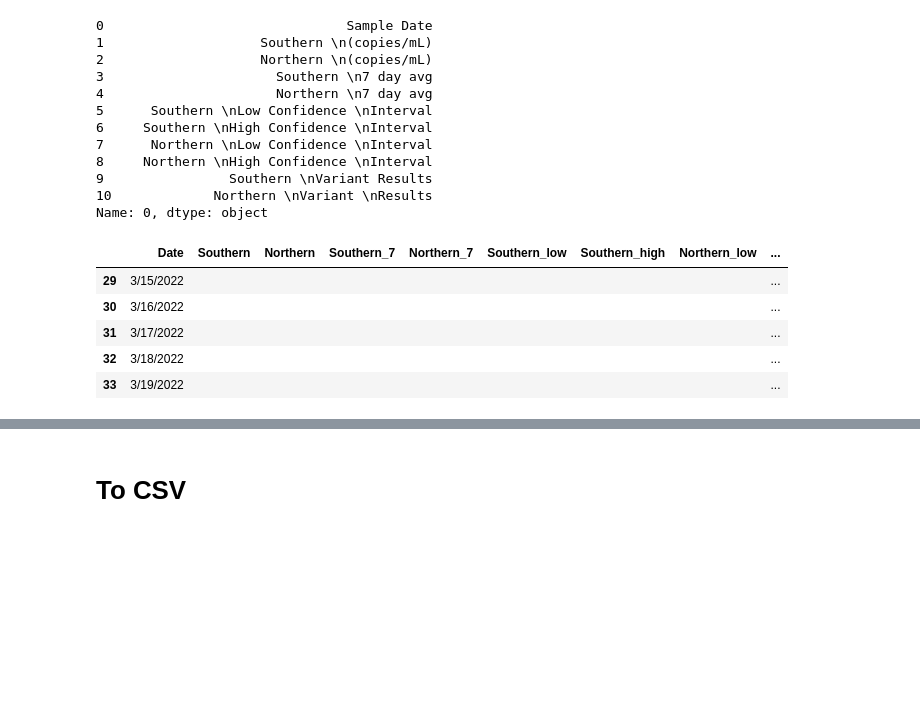
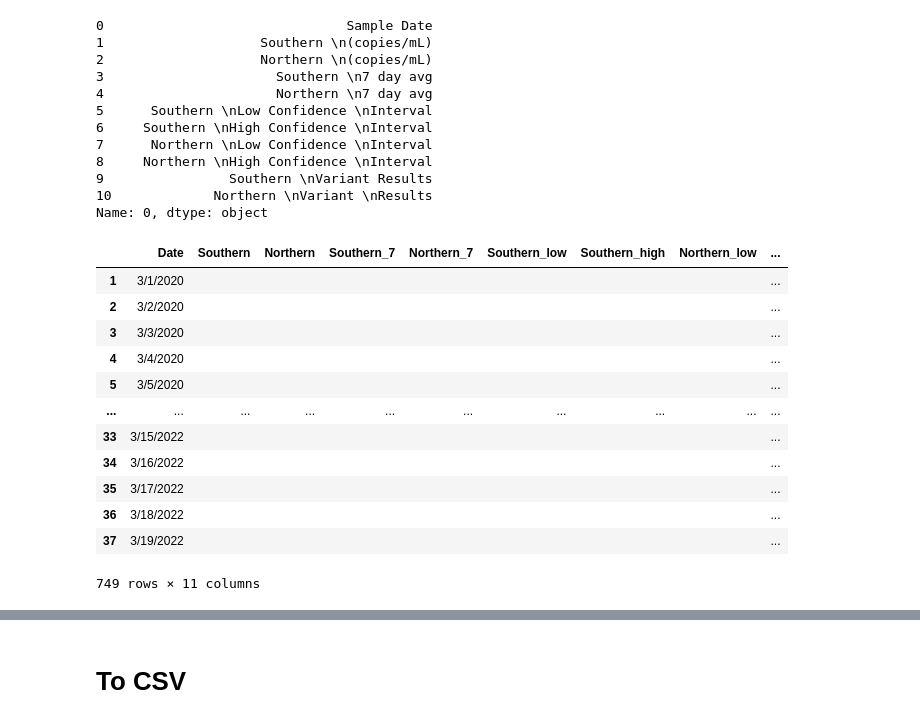
Before and after one commit to edgecollective/wastewater-analysis, a Jupyter notebook: wastewater.ipynb, the cells around one changed output, grey strips where cells are left out. Drawn from its saved outputs; the diff is of its cells as text; code cells hidden in the pictures; blank space fills up the shorter version.

```diff
--- a/wastewater.ipynb
+++ b/wastewater.ipynb
@@ -74,11 +74,18 @@ df = df[1:] #take the data less the header row
 #df.columns = new_header #set the header row as the df header
 df.columns = ['Date','Southern','Northern','Southern_7','Northern_7','Southern_low','Southern_high','Northern_low','Northern_high','Southern_variant','Northern_variant']
 # %%
-df.tail()
+df
 # %% [output]
 |  | Date | Southern | Northern | Southern_7 | Northern_7 | Southern_low | Southern_high | Northern_low | ... |
-| 29 | 3/15/2022 |  |  |  |  |  |  |  | ... |
-| 30 | 3/16/2022 |  |  |  |  |  |  |  | ... |
-| 31 | 3/17/2022 |  |  |  |  |  |  |  | ... |
-| 32 | 3/18/2022 |  |  |  |  |  |  |  | ... |
-| 33 | 3/19/2022 |  |  |  |  |  |  |  | ... |
+| 1 | 3/1/2020 |  |  |  |  |  |  |  | ... |
+| 2 | 3/2/2020 |  |  |  |  |  |  |  | ... |
+| 3 | 3/3/2020 |  |  |  |  |  |  |  | ... |
+| 4 | 3/4/2020 |  |  |  |  |  |  |  | ... |
+| 5 | 3/5/2020 |  |  |  |  |  |  |  | ... |
+| ... | ... | ... | ... | ... | ... | ... | ... | ... | ... |
+| 33 | 3/15/2022 |  |  |  |  |  |  |  | ... |
+| 34 | 3/16/2022 |  |  |  |  |  |  |  | ... |
+| 35 | 3/17/2022 |  |  |  |  |  |  |  | ... |
+| 36 | 3/18/2022 |  |  |  |  |  |  |  | ... |
+| 37 | 3/19/2022 |  |  |  |  |  |  |  | ... |
+749 rows × 11 columns
```
Also changed, not shown: parts of 4 cells of this notebook, 56 other files.
